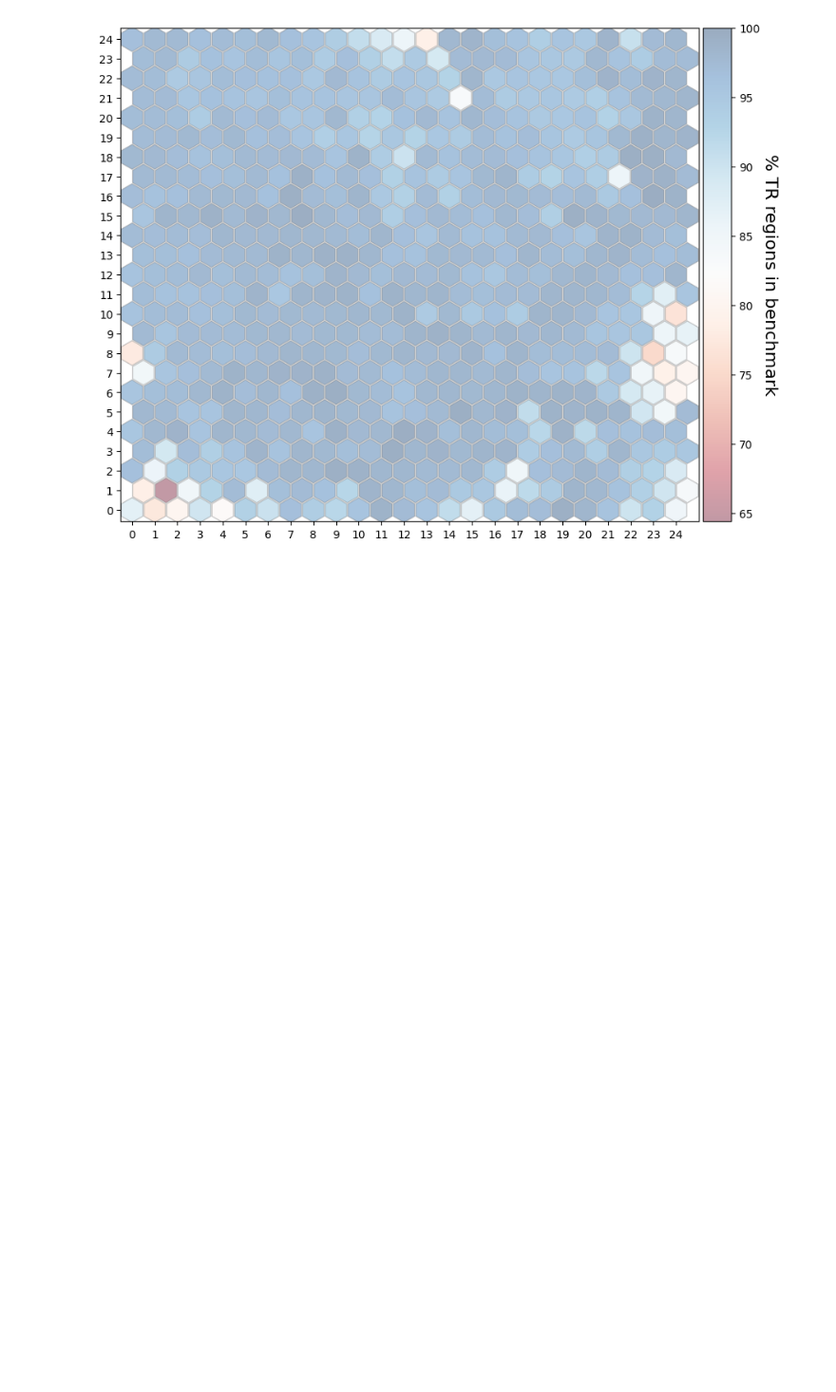
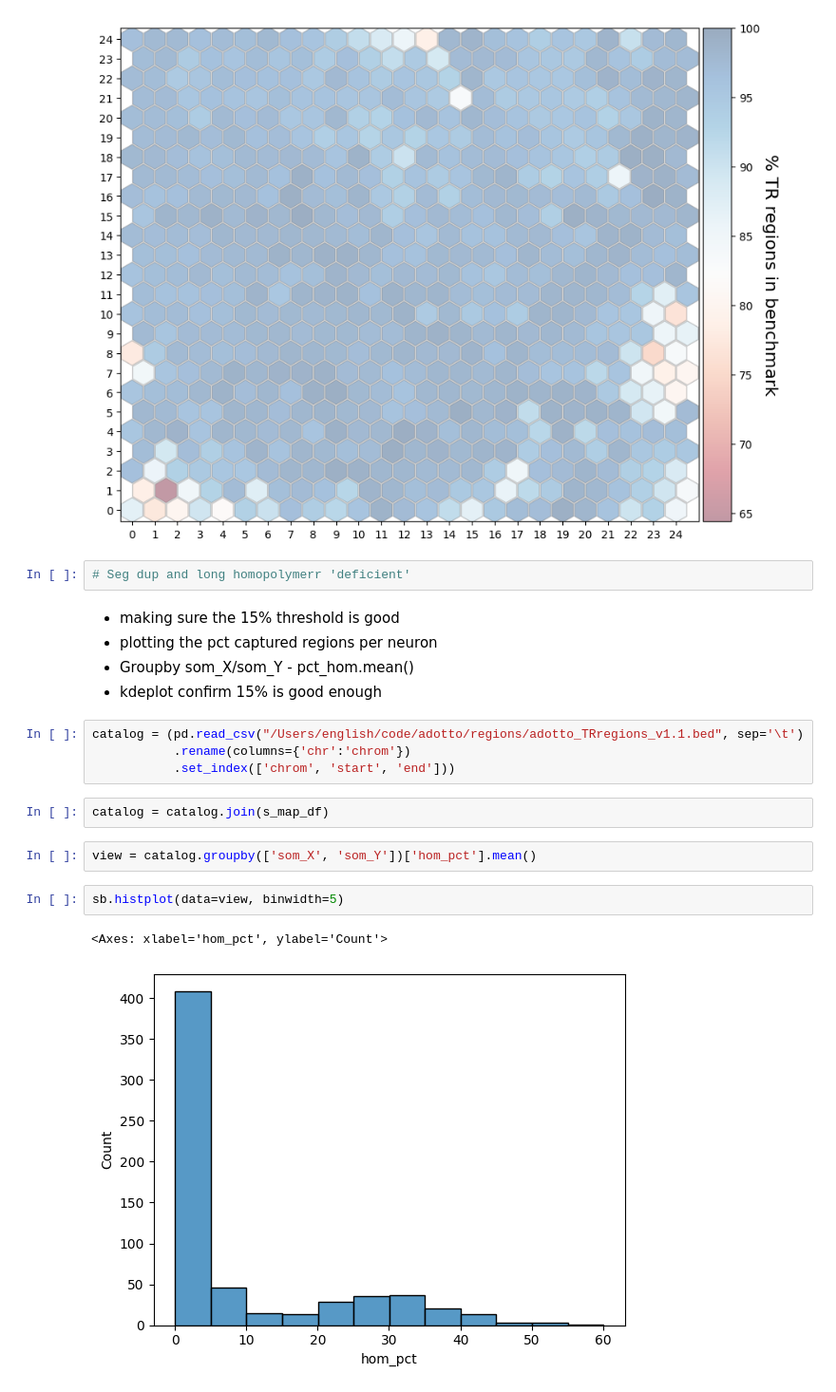
Before and after one commit to ACEnglish/adotto, a Jupyter notebook: manuscript/f2_benchmark/BenchmarkSOM.ipynb, the cells around one changed output. Shown at 95% size. Saved outputs shown, nothing was run; the diff lists cells and outputs as text; blank space fills up the shorter version.

```diff
--- a/manuscript/f2_benchmark/BenchmarkSOM.ipynb
+++ b/manuscript/f2_benchmark/BenchmarkSOM.ipynb
@@ -54,3 +54,23 @@ p = laytr.make_hex_plot(som,
 plt.savefig("Fig2A.pdf")
 # %% [output]
 [figure]
+# %%
+# Seg dup and long homopolymerr 'deficient'
+# %% [markdown]
+- making sure the 15% threshold is good
+- plotting the pct captured regions per neuron
+- Groupby som_X/som_Y - pct_hom.mean()
+- kdeplot confirm 15% is good enough
+# %%
+catalog = (pd.read_csv("/Users/english/code/adotto/regions/adotto_TRregions_v1.1.bed", sep='\t')
+           .rename(columns={'chr':'chrom'})
+           .set_index(['chrom', 'start', 'end']))
+# %%
+catalog = catalog.join(s_map_df)
+# %%
+view = catalog.groupby(['som_X', 'som_Y'])['hom_pct'].mean()
+# %%
+sb.histplot(data=view, binwidth=5)
+# %% [output]
+<Axes: xlabel='hom_pct', ylabel='Count'>
+[figure, added]
```
Also changed, not shown: parts of 9 cells of this notebook, 4 other files.
